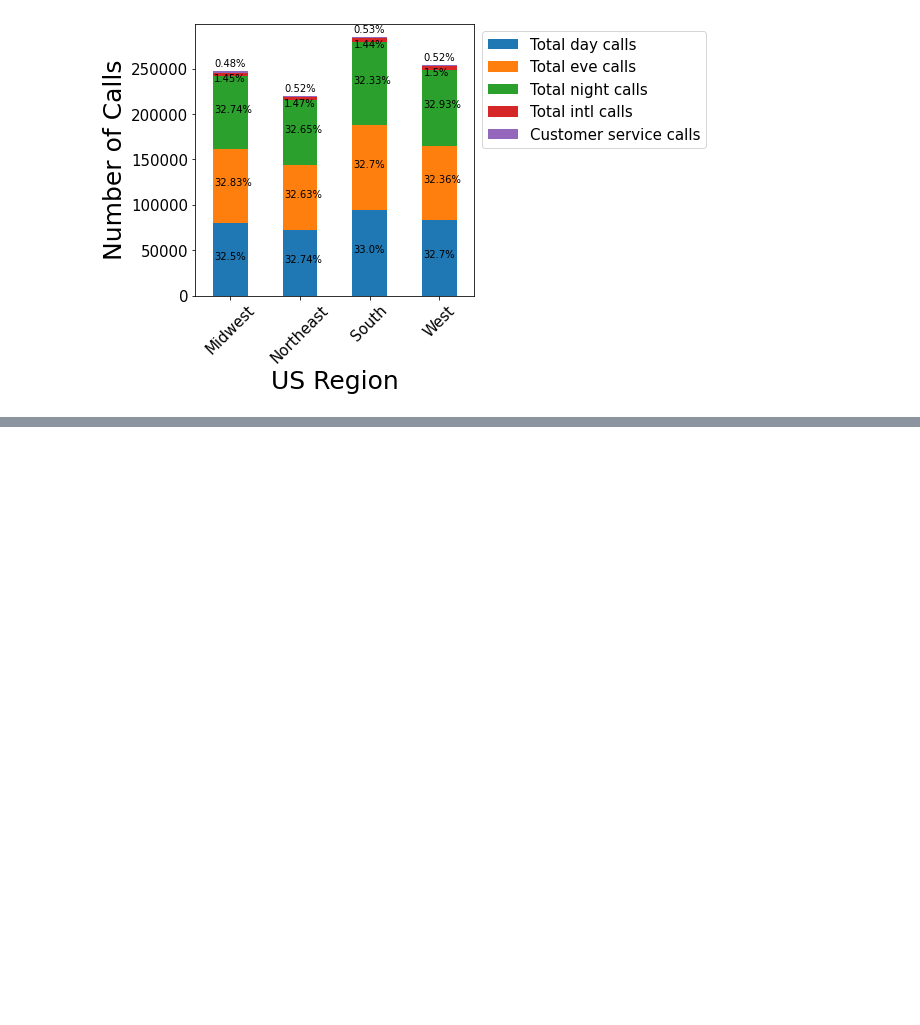
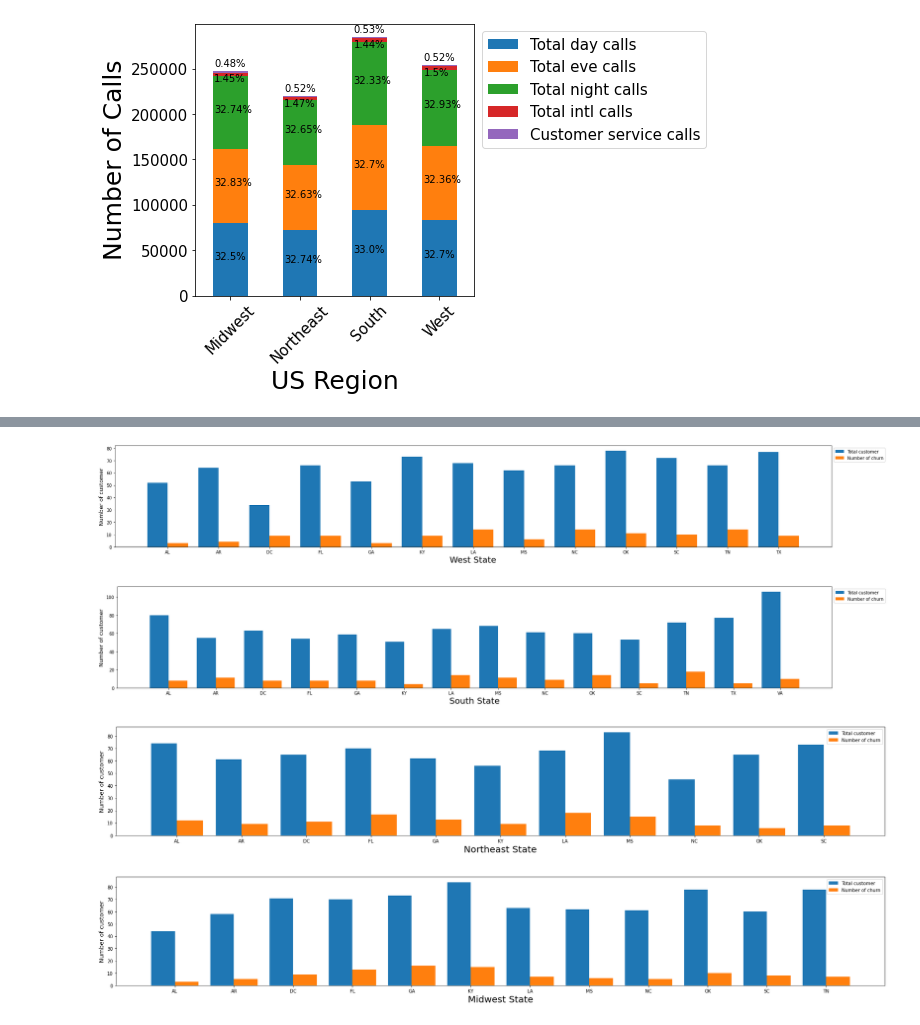
Before and after one commit to parasgupta1995/Almabetter-Capstone-project, a Jupyter notebook: _telecom_churn_analysis_almabetter_capstone_project.ipynb, the cells around one changed output, grey strips where cells are left out. Cells and saved outputs as stored; diff of their text form; code cells hidden in the pictures; blank space fills up the shorter version.

```diff
--- a/_telecom_churn_analysis_almabetter_capstone_project.ipynb
+++ b/_telecom_churn_analysis_almabetter_capstone_project.ipynb
@@ -117,0 +167,52 @@ for i in range(size_of[0]):
+# %%
+#churn customer dataframe
+churn_data_statewise=pd.DataFrame(dataframe_churn)
+# %%
+#dataframe of number of customer and churn customer in a State
+comparision_data_for_chrun=number_of_customer_each_state.set_index('State').join(churn_data_statewise.set_index('State'))
+# %%
+#index reseting
+comparision_data_for_chrun.reset_index(level=0,inplace=True)
+# %%
+# Joining comparision dataframe with df2 to get Region in the dataframe
+comparision_data_for_chrun=comparision_data_for_chrun.set_index('State').join(df2.set_index('State'))
+# %%
+# Looping to plot 4 subplot and plot Total customer and number of chrun customer plot
+
+j=1
+
+for i in df.Region.unique():
+
+  # a=data for x-axis
+  xticks_=comparision_data_for_chrun[comparision_data_for_chrun['Region']==i].reset_index(level=0)['State']
+
+  #To draw two bar on same tick first convert x-axis tick to number as they initially are categorical data so np.arange function
+  num_xticks=np.arange(xticks_.nunique())
+
+  #cat-xticks is variable to replace tick by categorical data
+  cat_xticks=list(df[df['Region']=='South']['State'].unique())
+  width=0.4
+  heigth_=(comparision_data_for_chrun[comparision_data_for_chrun['Region']==i]['Number of customer'])
+  height_1=comparision_data_for_chrun[comparision_data_for_chrun['Region']==i]['Number of Churn statewise']
+
+#Set the figure size
+  plt.figure(figsize=(30,20))
+
+#Number of subplot is 4
+  plt.subplot(4,1,j)
+
+  plt.bar(num_xticks,heigth_,width,label='Total customer')
+  plt.bar(num_xticks+width,height_1,width,label='Number of churn')
+
+  plt.xticks(num_xticks+(width/2),cat_xticks)
+  plt.xlabel(f"{i} State",size=20)
+  plt.ylabel("Number of customer",size=13)
+  plt.legend(bbox_to_anchor=(1,1))
+
+#Increment for the subplot plot number
+  j+=1
+# %% [output]
+[figure, added]
+[figure, added]
+[figure, added]
+[figure, added]
```
Also changed, not shown: parts of 9 cells of this notebook.
